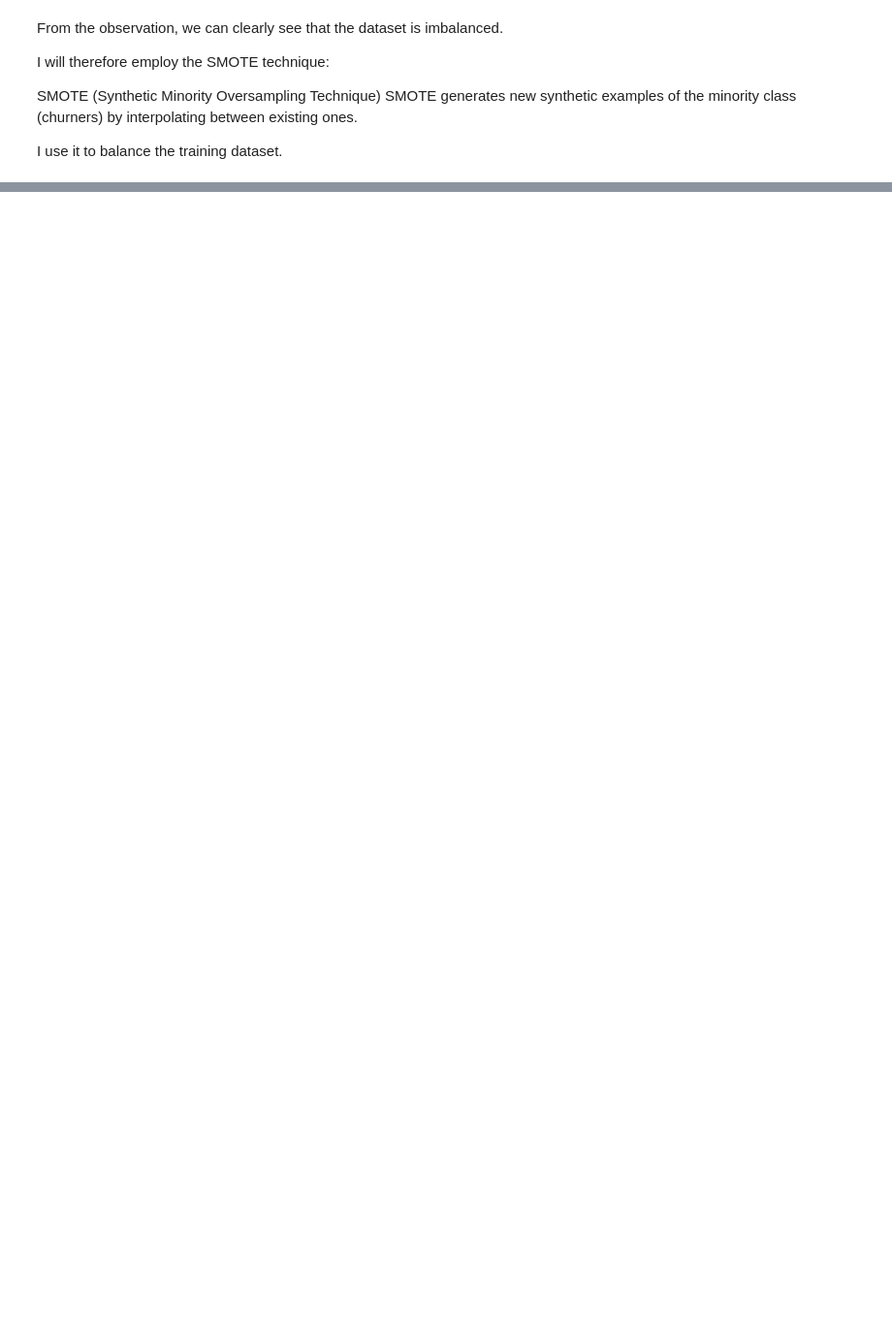
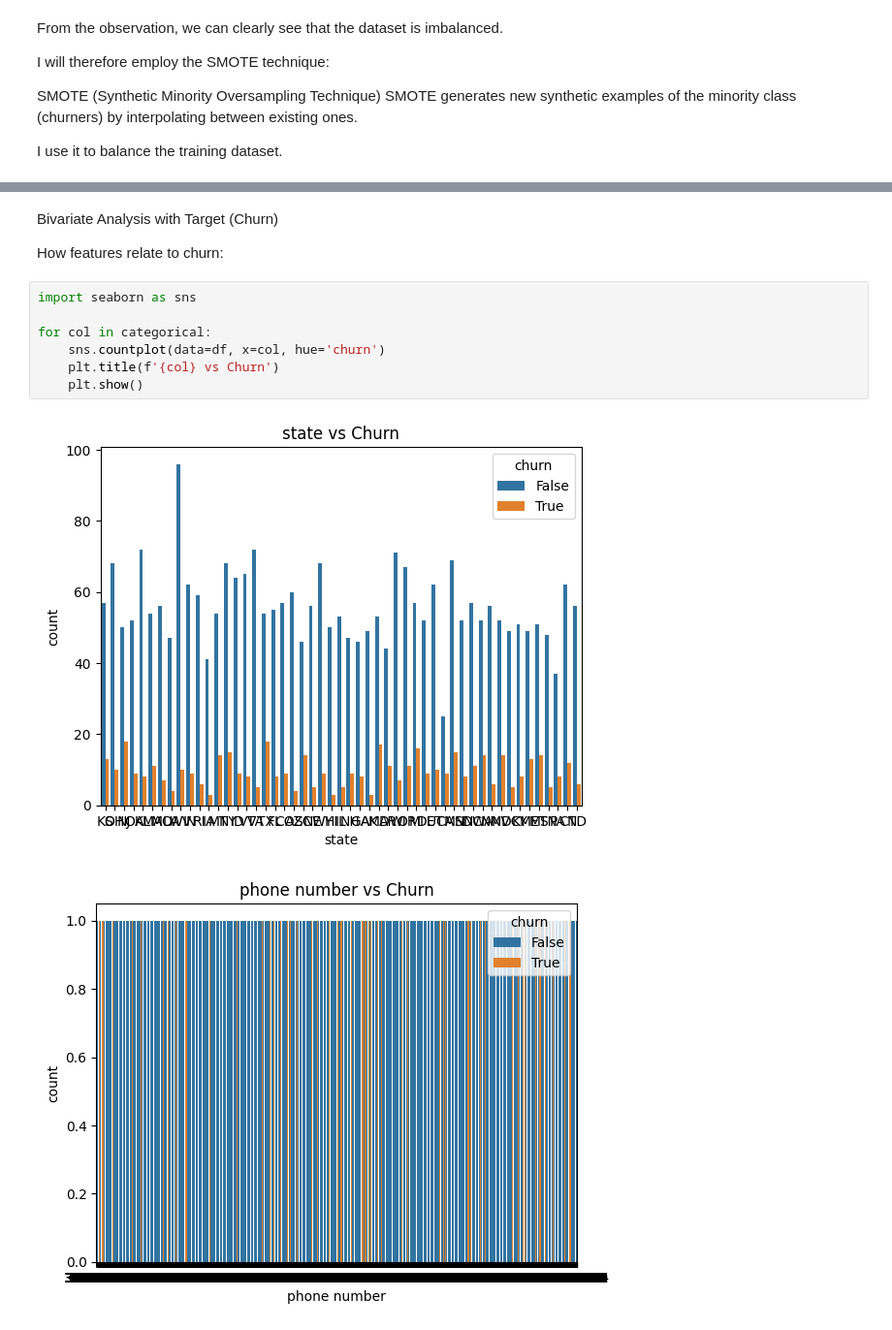
Before and after one commit to Kelvin-Shilisia/syriatel-churn-classifier, a Jupyter notebook: syriatel-churn-classifier.ipynb, the cells around one changed output, grey strips where cells are left out. Shown: that part at 97% size. Saved outputs shown, nothing was run; the diff lists cells and outputs as text; blank space fills up the shorter version.

```diff
--- a/syriatel-churn-classifier.ipynb
+++ b/syriatel-churn-classifier.ipynb
@@ -165,0 +185,14 @@ SyntaxError: invalid character '’' (U+2019) (1192773248.py, line 6)
+# %% [markdown]
+Bivariate Analysis with Target (Churn)
+
+How features relate to churn:
+# %%
+import seaborn as sns
+
+for col in categorical:
+    sns.countplot(data=df, x=col, hue='churn')
+    plt.title(f'{col} vs Churn')
+    plt.show()
+# %% [output]
+[figure, added]
+[figure, added]
```
Also changed, not shown: parts of 15 cells of this notebook.
